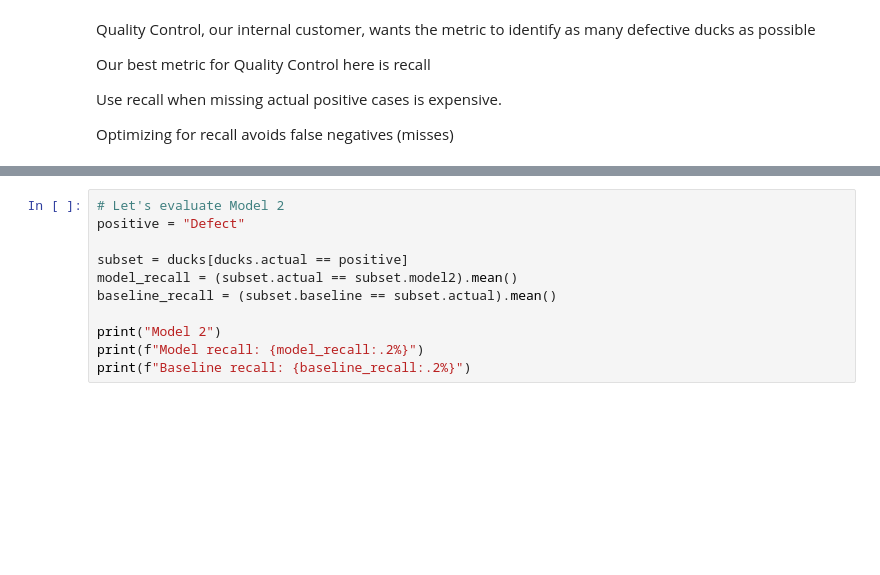
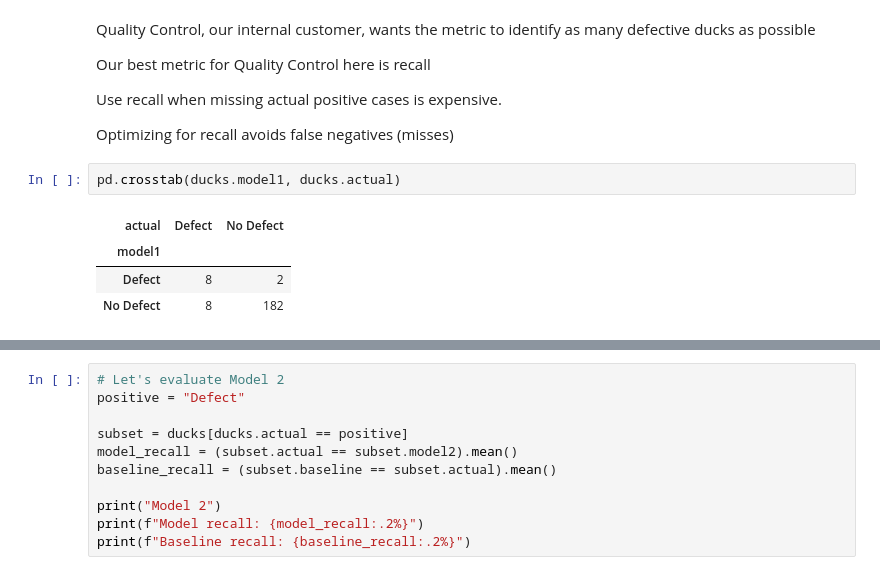
Before and after one commit to CodeupClassroom/darden-classification-exercises, a Jupyter notebook: model_evaluation.ipynb, the cells around one changed output, grey strips where cells are left out. Drawn from its saved outputs; the diff is of its cells as text; blank space fills up the shorter version.

```diff
--- a/model_evaluation.ipynb
+++ b/model_evaluation.ipynb
@@ -90,3 +109,10 @@ Our best metric for Quality Control here is recall
 Use recall when missing actual positive cases is expensive.
 
 Optimizing for recall avoids false negatives (misses)
+# %%
+pd.crosstab(ducks.model1, ducks.actual)
+# %% [output]
+| actual | Defect | No Defect |
+| model1 |  |  |
+| Defect | 8 | 2 |
+| No Defect | 8 | 182 |
```
Also changed, not shown: parts of 17 cells of this notebook.
